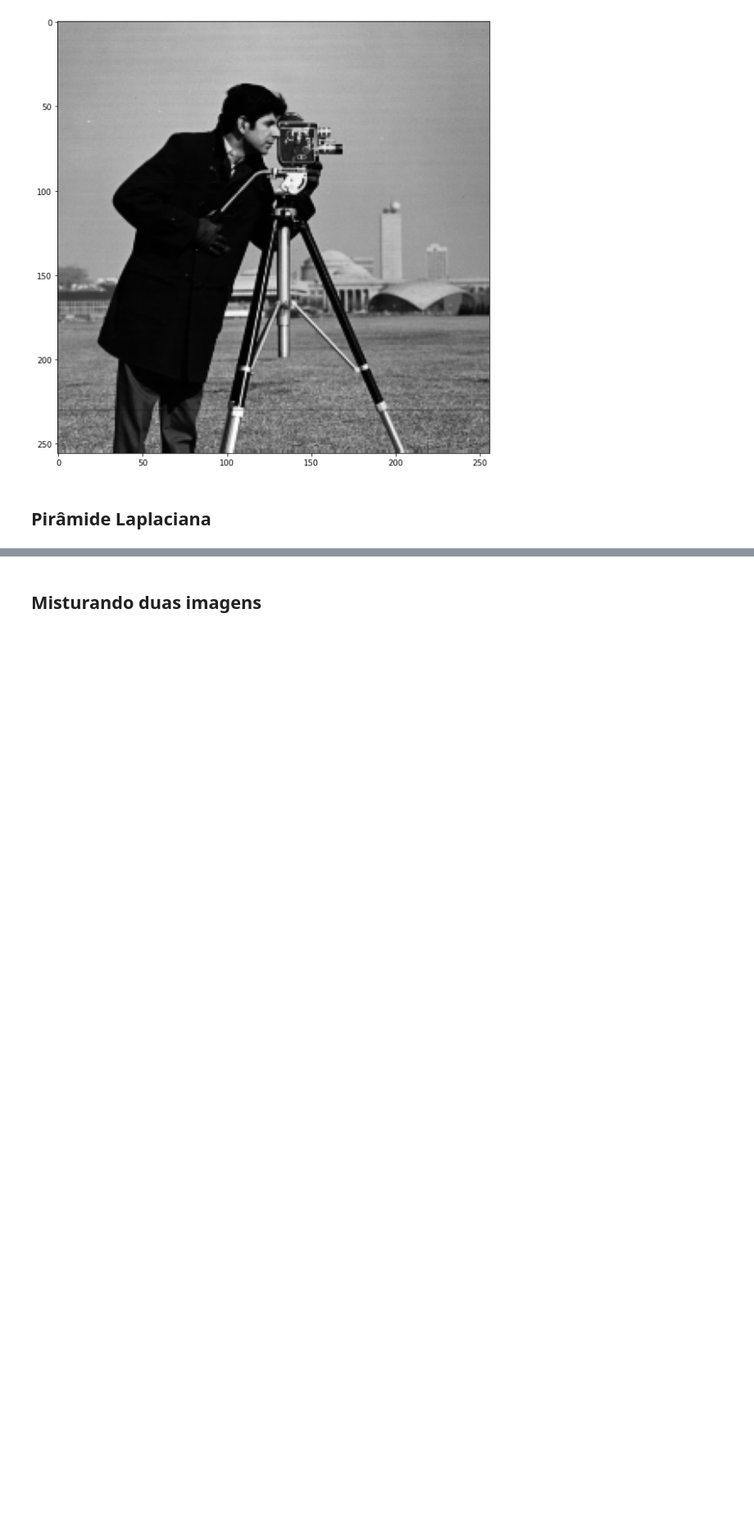
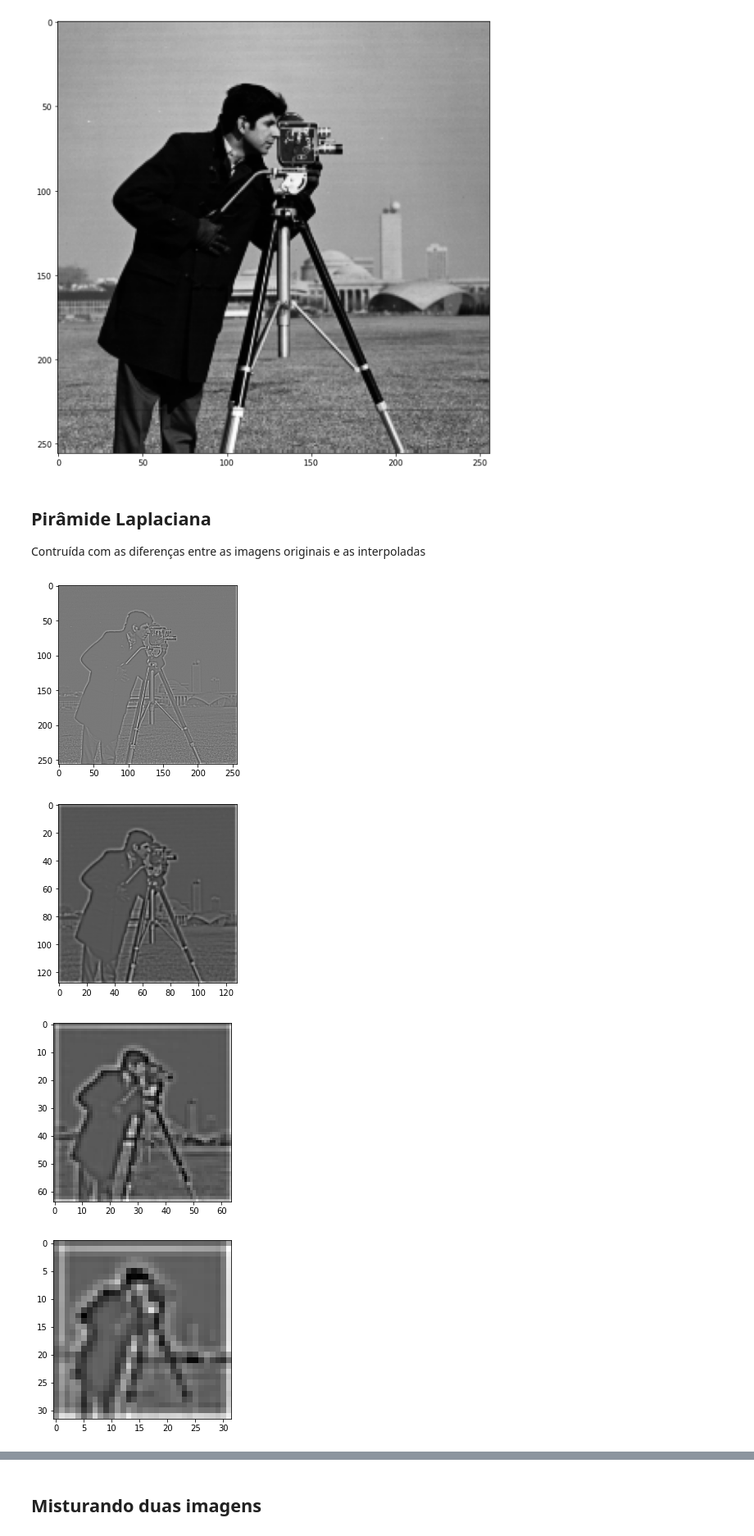
Before and after one commit to IvanCalvo/pdi, a Jupyter notebook: trabalho2/Pirâmide Laplaciana.ipynb, the cells around one changed output, grey strips where cells are left out. Shown at 82% size. Saved outputs shown, nothing was run; the diff lists cells and outputs as text; code cells hidden in the pictures; blank space fills up the shorter version.

```diff
--- a/trabalho2/Pirâmide Laplaciana.ipynb
+++ b/trabalho2/Pirâmide Laplaciana.ipynb
@@ -37,6 +37,7 @@ img_2x = downsample(img)
 img_4x = downsample(img_2x)
 img_8x = downsample(img_4x)
 img_16x = downsample(img_8x)
+img_32x = downsample(img_16x)
 
 plt.figure()
 plt.imshow(img, 'gray')
@@ -48,4 +49,7 @@ plt.figure()
 plt.imshow(img_8x, 'gray')
 plt.figure()
 plt.imshow(img_16x, 'gray')
+plt.figure()
+plt.imshow(img_16x, 'gray')
+plt.show()
 # %% [output]
@@ -103,5 +107,35 @@ plt.imshow(img4, 'gray')
 plt.show()
 # %% [output]
 [figure]
-# %% [markdown]
-## Pirâmide Laplaciana
+# %% [markdown]
+## Pirâmide Laplaciana
+
+Contruída com as diferenças entre as imagens originais e as interpoladas
+# %%
+img_up1 = upsample_2x(img_2x, w_c2d)
+img_diff1 = img - img_up1
+img_up2 = upsample_2x(img_4x, w_c2d)
+img_diff2 = img_2x - img_up2
+img_up3 = upsample_2x(img_8x, w_c2d)
+img_diff3 = img_4x - img_up3
+img_up4 = upsample_2x(img_16x, w_c2d)
+img_diff4 = img_8x - img_up4
+img_up5 = upsample_2x(img_32x, w_c2d)
+img_diff5 = img_16x - img_up5
+
+plt.figure()
+plt.imshow(img_diff1, 'gray')
+plt.figure()
+plt.imshow(img_diff2, 'gray')
+plt.figure()
+plt.imshow(img_diff3, 'gray')
+plt.figure()
+plt.imshow(img_diff4, 'gray')
+plt.figure()
+plt.imshow(img_diff5, 'gray')
+plt.show()
+# %% [output]
+[figure, added]
+[figure, added]
+[figure, added]
+[figure, added]
```
Also changed, not shown: parts of 8 cells of this notebook.
